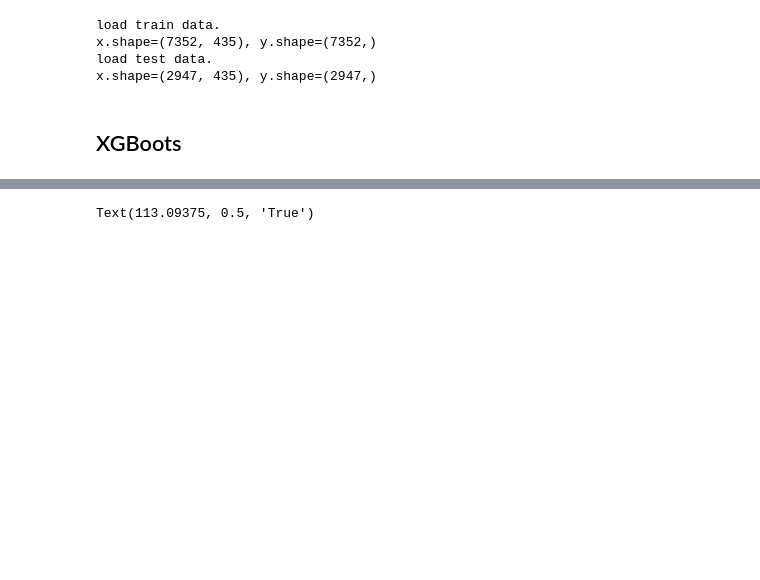
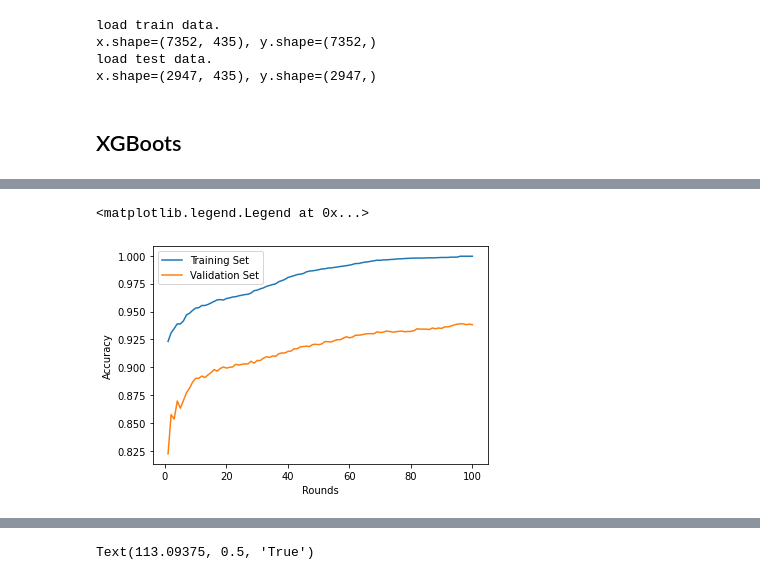
Before and after one commit to felixzhao/HARDataset, a Jupyter notebook: Halter_V2_HAR_non_DNN.ipynb, the cells around one changed output, grey strips where cells are left out. Cells and saved outputs as stored; diff of their text form; code cells hidden in the pictures; blank space fills up the shorter version.

```diff
--- a/Halter_V2_HAR_non_DNN.ipynb
+++ b/Halter_V2_HAR_non_DNN.ipynb
@@ -111,7 +114,7 @@ class HARFeatureLoader:
 # %%
 loader = HARFeatureLoader(prefix_path)
 X_train, y_train = loader.load_train()
-X_test, y_test = loader.load_test()
+X_val, y_val = loader.load_test()
 # %% [output]
 load train data.
 x.shape=(7352, 435), y.shape=(7352,)
@@ -128,2 +126,0 @@ gbdt = XGBClassifier()
-# %%
-gbdt.fit(X_train, y_train)
@@ -131,0 +152,17 @@ XGBClassifier(objective='multi:softprob')
+# %%
+
+
+# Create the XGBoost model
+model = xgb.XGBClassifier()
+
+# Fit the model to the training data
+eval_set = [(X_train, y_train), (X_val, y_val)]
+model.fit(X_train, y_train, eval_set=eval_set, eval_metric="merror", early_stopping_rounds=10)
+
+# Make predictions on the training and validation sets
+train_predictions = model.predict(X_train)
+val_predictions = model.predict(X_val)
+
+# Evaluate the model's accuracy on the training and validation sets
+train_accuracy = accuracy_score(y_train, train_predictions)
+val_accuracy = accuracy_score(y_val, val_predictions)
@@ -131,0 +187,7 @@ XGBClassifier(objective='multi:softprob')
+# %%
+# Create a list of the number of rounds
+rounds = list(range(1, len(model.evals_result()['validation_0']['merror'])+1))
+
+# Create a list of the training and validation set accuracy
+train_performance = [1-x for x in model.evals_result()['validation_0']['merror']]
+val_performance = [1-x for x in model.evals_result()['validation_1']['merror']]
@@ -131,0 +200,10 @@ XGBClassifier(objective='multi:softprob')
+# %%
+# Plot the training and validation set performance over time
+plt.plot(rounds, train_performance, label="Training Set")
+plt.plot(rounds, val_performance, label="Validation Set")
+plt.xlabel("Rounds")
+plt.ylabel("Accuracy")
+plt.legend()
+# %% [output]
+<matplotlib.legend.Legend at 0x...>
+[figure, added]
```
Also changed, not shown: parts of 19 cells of this notebook.
